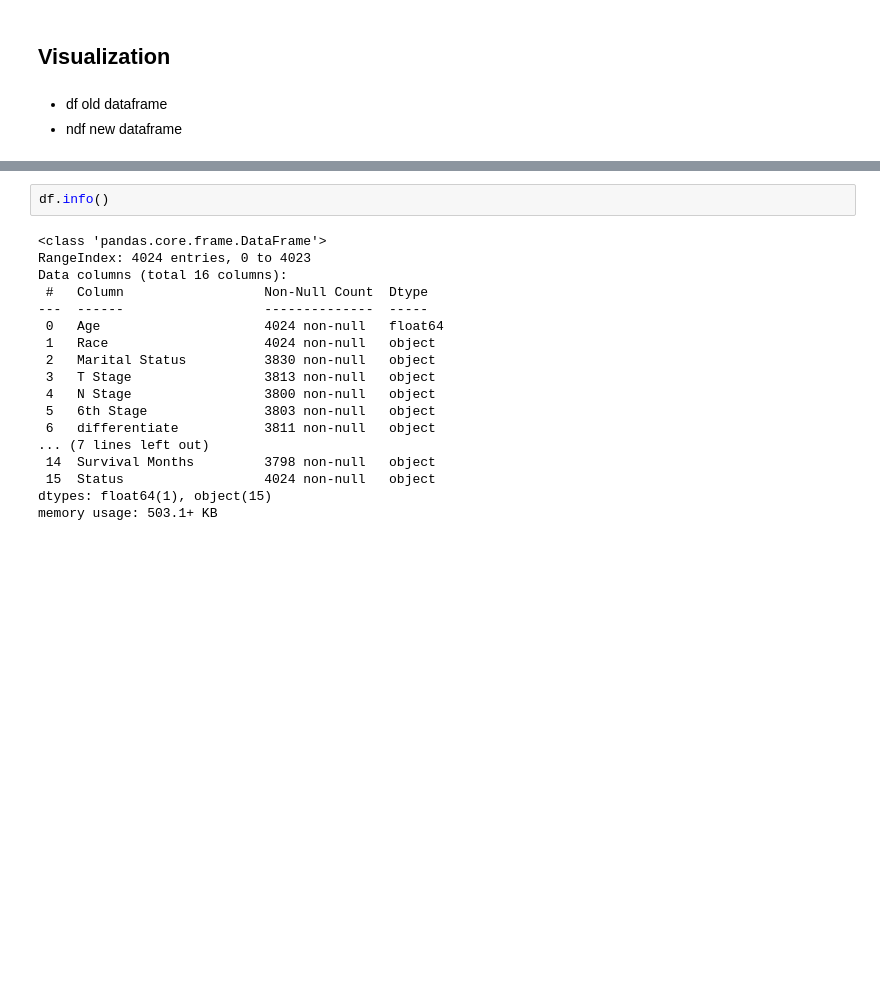
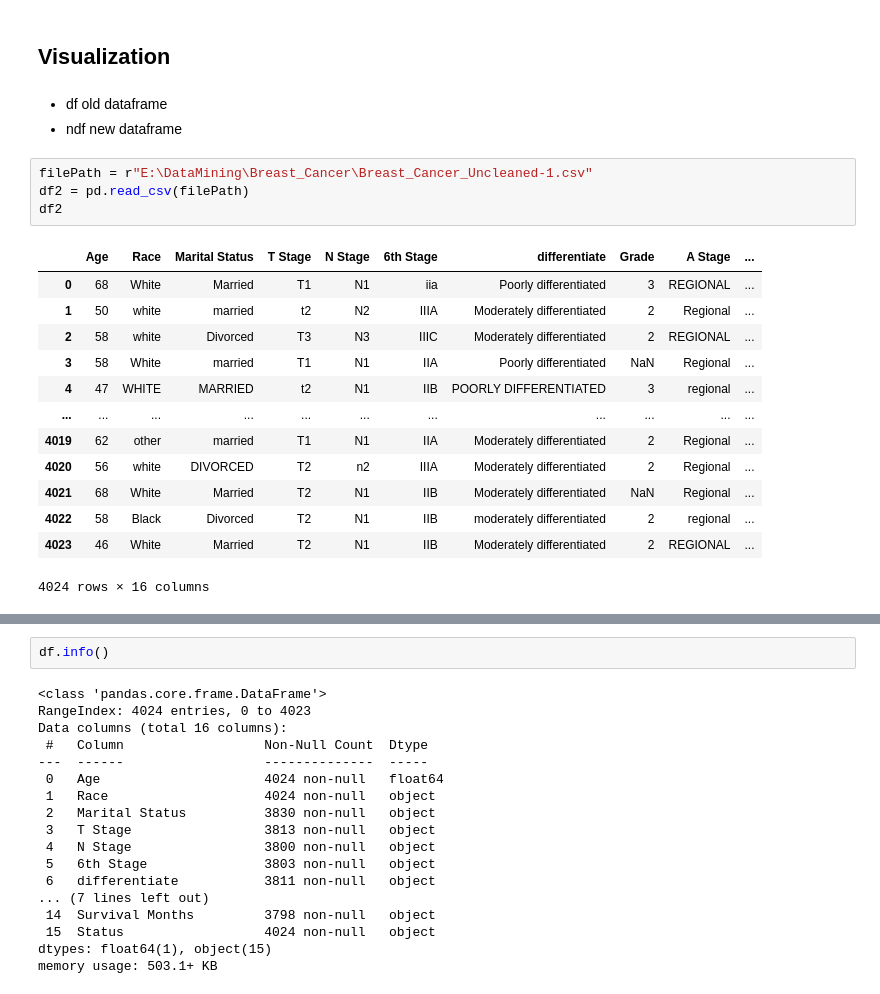
Before and after one commit to 3bdalrhmanS3d/Breast_Cancer, a Jupyter notebook: code.ipynb, the cells around one changed output, grey strips where cells are left out. Saved outputs shown, nothing was run; the diff lists cells and outputs as text; blank space fills up the shorter version.

```diff
--- a/code.ipynb
+++ b/code.ipynb
@@ -1525,3 +1525,21 @@ memory usage: 786.1 KB
 # %% [markdown]
 - df  old dataframe
 - ndf new dataframe
+# %%
+filePath = r"E:\DataMining\Breast_Cancer\Breast_Cancer_Uncleaned-1.csv"
+df2 = pd.read_csv(filePath)
+df2
+# %% [output]
+|  | Age | Race | Marital Status | T Stage | N Stage | 6th Stage | differentiate | Grade | A Stage | ... |
+| 0 | 68 | White | Married | T1 | N1 | iia | Poorly differentiated | 3 | REGIONAL | ... |
+| 1 | 50 | white | married | t2 | N2 | IIIA | Moderately differentiated | 2 | Regional | ... |
+| 2 | 58 | white | Divorced | T3 | N3 | IIIC | Moderately differentiated | 2 | REGIONAL | ... |
+| 3 | 58 | White | married | T1 | N1 | IIA | Poorly differentiated | NaN | Regional | ... |
+| 4 | 47 | WHITE | MARRIED | t2 | N1 | IIB | POORLY DIFFERENTIATED | 3 | regional | ... |
+| ... | ... | ... | ... | ... | ... | ... | ... | ... | ... | ... |
+| 4019 | 62 | other | married | T1 | N1 | IIA | Moderately differentiated | 2 | Regional | ... |
+| 4020 | 56 | white | DIVORCED | T2 | n2 | IIIA | Moderately differentiated | 2 | Regional | ... |
+| 4021 | 68 | White | Married | T2 | N1 | IIB | Moderately differentiated | NaN | Regional | ... |
+| 4022 | 58 | Black | Divorced | T2 | N1 | IIB | moderately differentiated | 2 | regional | ... |
+| 4023 | 46 | White | Married | T2 | N1 | IIB | Moderately differentiated | 2 | REGIONAL | ... |
+4024 rows × 16 columns
```
Also changed, not shown: parts of 7 cells of this notebook, 1 other file.
